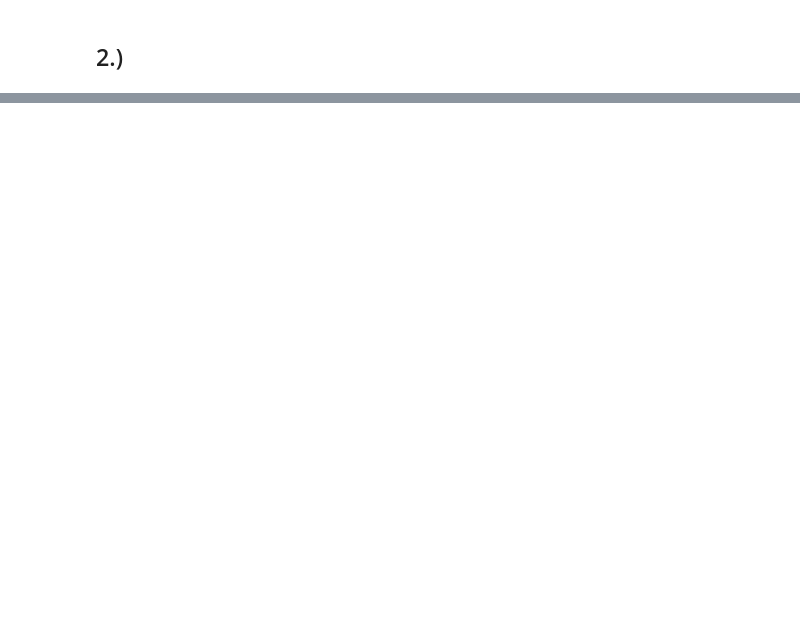
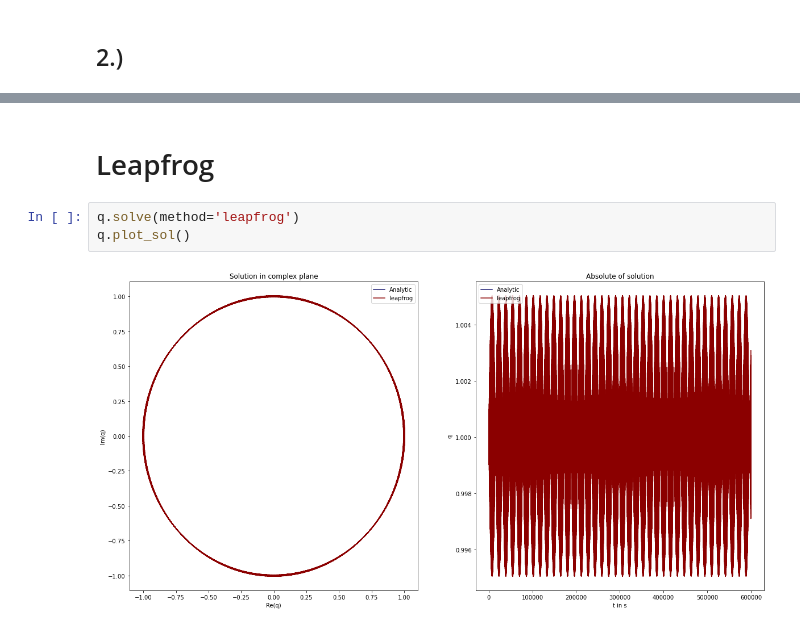
Before and after one commit to vopikamm/climNUM, a Jupyter notebook: Ex3/Exercise_03b_Stability_of_the_oscillation_equation.ipynb, the cells around one changed output, grey strips where cells are left out. Drawn from its saved outputs; the diff is of its cells as text; blank space fills up the shorter version.

```diff
--- a/Ex3/Exercise_03b_Stability_of_the_oscillation_equation.ipynb
+++ b/Ex3/Exercise_03b_Stability_of_the_oscillation_equation.ipynb
@@ -29,3 +43,10 @@ to_solve.solve()
+# %% [markdown]
+# Leapfrog
+# %%
+q.solve(method='leapfrog')
+q.plot_sol()
+# %% [output]
+[figure, added]
 # %%
 class Linear_Solver:
     def __init__(self, RHS, y0, params = None):
```
Also changed, not shown: parts of 9 cells of this notebook.
